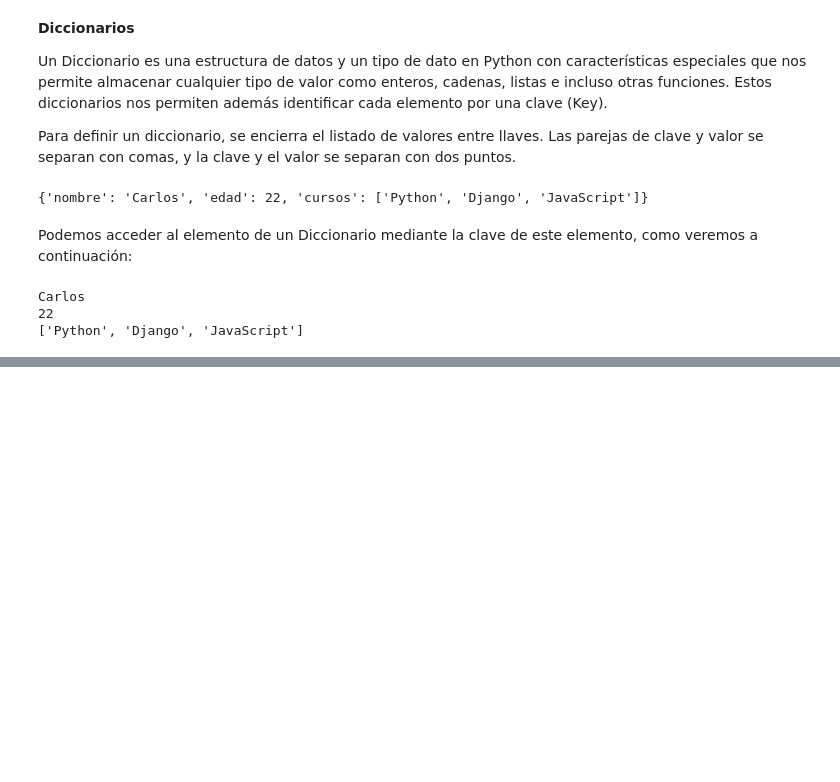
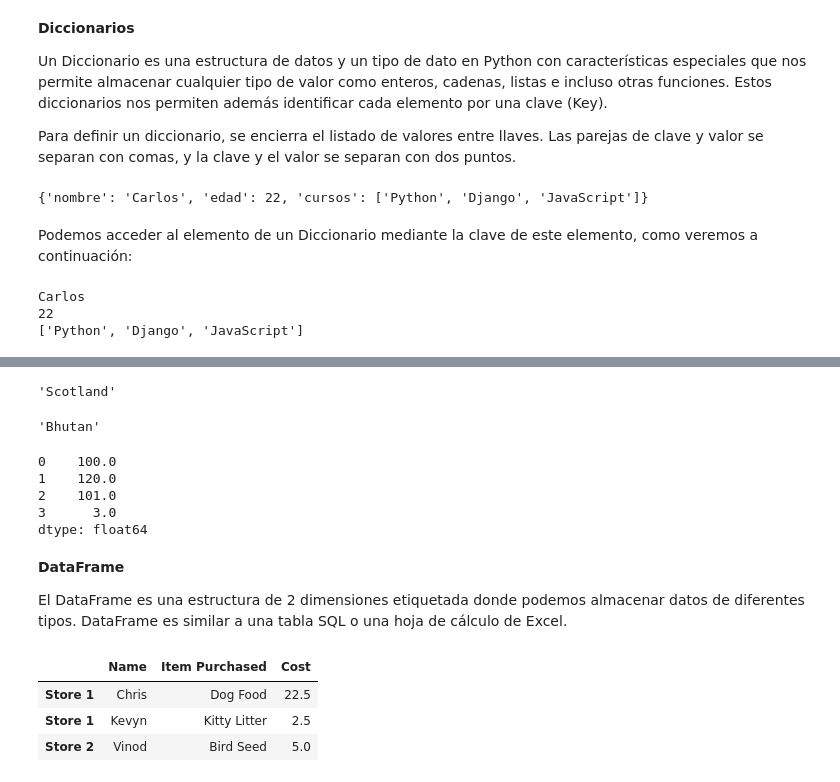
Before and after one commit to Oscar19922017/Ciencia-de-Datos, a Jupyter notebook: Introduccion_Python_2020.ipynb, the cells around one changed output, grey strips where cells are left out. Cells and saved outputs as stored; diff of their text form; code cells hidden in the pictures; blank space fills up the shorter version.

```diff
--- a/Introduccion_Python_2020.ipynb
+++ b/Introduccion_Python_2020.ipynb
@@ -386,0 +504,4 @@ Carlos
+# %%
+s['Golf']
+# %% [output]
+'Scotland'
@@ -386,0 +514,35 @@ Carlos
+# %%
+s.iloc[0]
+# %% [output]
+'Bhutan'
+# %%
+s = pd.Series([100.00, 120.00, 101.00, 3.00])
+s
+# %% [output]
+0    100.0
+1    120.0
+2    101.0
+3      3.0
+dtype: float64
+# %% [markdown]
+**DataFrame**
+
+El DataFrame es una estructura de 2 dimensiones etiquetada donde podemos almacenar datos de diferentes tipos. DataFrame es similar a una tabla SQL o una hoja de cálculo de Excel.
+# %%
+import pandas as pd
+purchase_1 = pd.Series({'Name': 'Chris',
+                        'Item Purchased': 'Dog Food',
+                        'Cost': 22.50})
+purchase_2 = pd.Series({'Name': 'Kevyn',
+                        'Item Purchased': 'Kitty Litter',
+                        'Cost': 2.50})
+purchase_3 = pd.Series({'Name': 'Vinod',
+                        'Item Purchased': 'Bird Seed',
+                        'Cost': 5.00})
+df = pd.DataFrame([purchase_1, purchase_2, purchase_3], index=['Store 1', 'Store 1', 'Store 2'])
+df.head()
+# %% [output]
+|  | Name | Item Purchased | Cost |
+| Store 1 | Chris | Dog Food | 22.5 |
+| Store 1 | Kevyn | Kitty Litter | 2.5 |
+| Store 2 | Vinod | Bird Seed | 5.0 |
```
Also changed, not shown: parts of 31 cells of this notebook.
